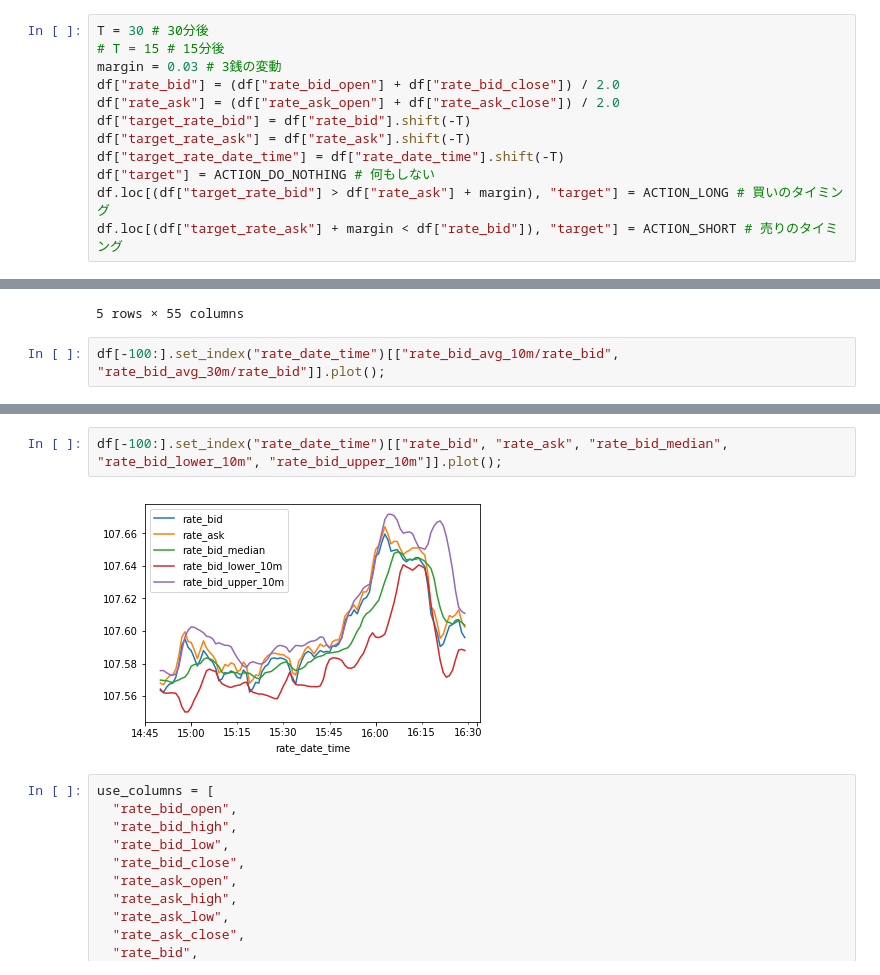
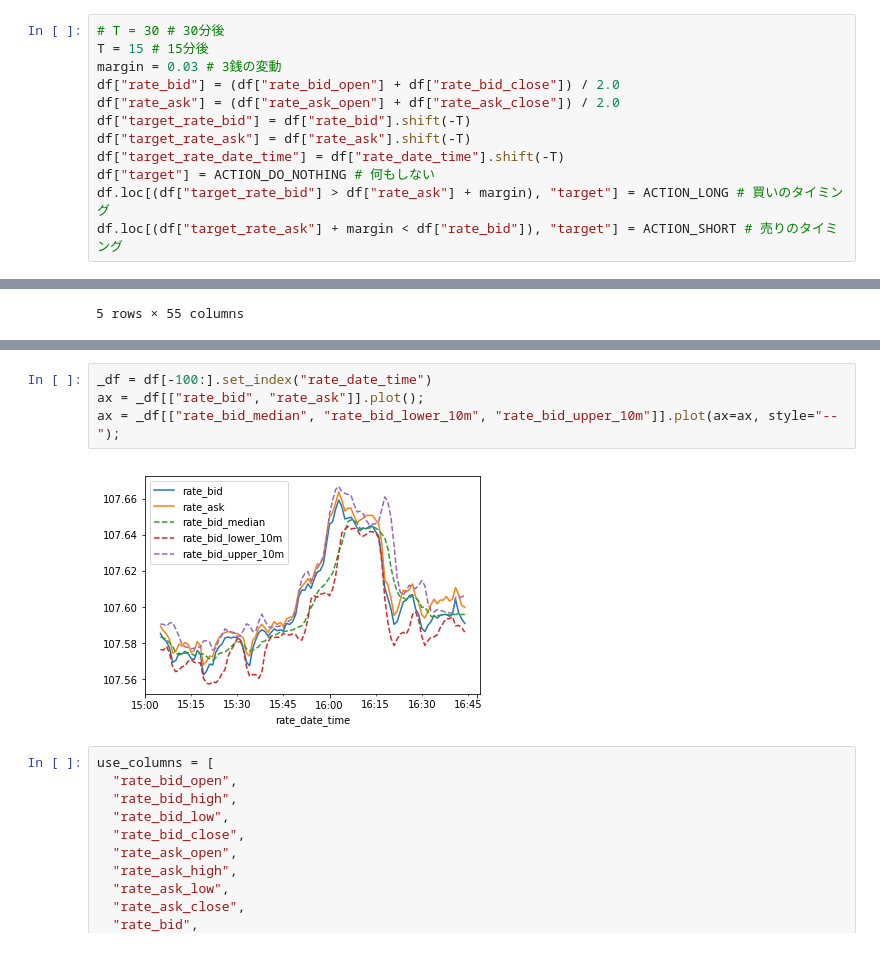
Before and after one commit to namakemono/exchange-notebook, a Jupyter notebook: notebook/[2018-04-28] Exchange Prediction with XGBoost.ipynb, the cells around one changed output, grey strips where cells are left out. Saved outputs shown, nothing was run; the diff lists cells and outputs as text.

```diff
--- a/notebook/[2018-04-28] Exchange Prediction with XGBoost.ipynb
+++ b/notebook/[2018-04-28] Exchange Prediction with XGBoost.ipynb
@@ -69,8 +69,8 @@ df.describe()
 # %% [markdown]
 #### 正解データの作成
 # %%
-T = 30 # 30分後
-# T = 15 # 15分後
+# T = 30 # 30分後
+T = 15 # 15分後
 margin = 0.03 # 3銭の変動
 df["rate_bid"] = (df["rate_bid_open"] + df["rate_bid_close"]) / 2.0
 df["rate_ask"] = (df["rate_ask_open"] + df["rate_ask_close"]) / 2.0
@@ -144,5 +144,3 @@ df.head()
 | 57 | 2015-01-04 17:57:00 | 120.524 | 120.537 | 120.503 | 120.506 | 120.548 | ... |
 | 58 | 2015-01-04 17:58:00 | 120.508 | 120.528 | 120.507 | 120.513 | 120.524 | ... |
 5 rows × 55 columns
-# %%
-df[-100:].set_index("rate_date_time")[["rate_bid_avg_10m/rate_bid", "rate_bid_avg_30m/rate_bid"]].plot();
@@ -151,7 +147,9 @@ df[-100:].set_index("rate_date_time")[["rate_bid_avg_10m/rate_bid", "rate_bid_av
 # %%
-df[-100:].set_index("rate_date_time")[["rate_bid", "rate_ask", "rate_bid_median", "rate_bid_lower_10m", "rate_bid_upper_10m"]].plot();
+_df = df[-100:].set_index("rate_date_time")
+ax = _df[["rate_bid", "rate_ask"]].plot();
+ax = _df[["rate_bid_median", "rate_bid_lower_10m", "rate_bid_upper_10m"]].plot(ax=ax, style="--");
 # %% [output]
-[figure, old version]
+[figure, new version]
 # %%
 use_columns = [
   "rate_bid_open",
```
Also changed, not shown: parts of 13 cells of this notebook.
